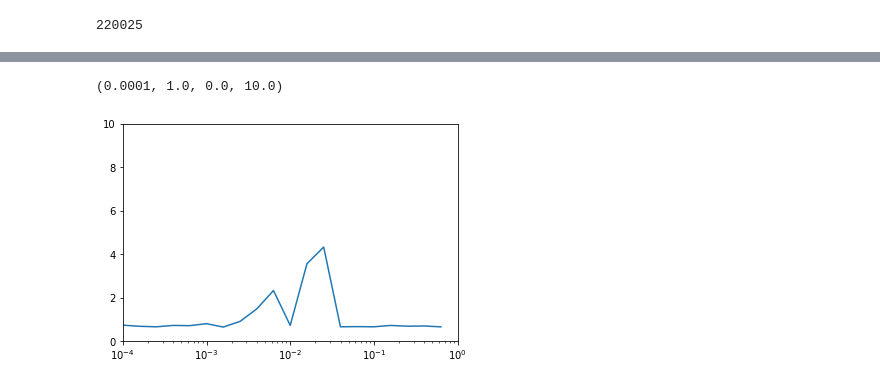
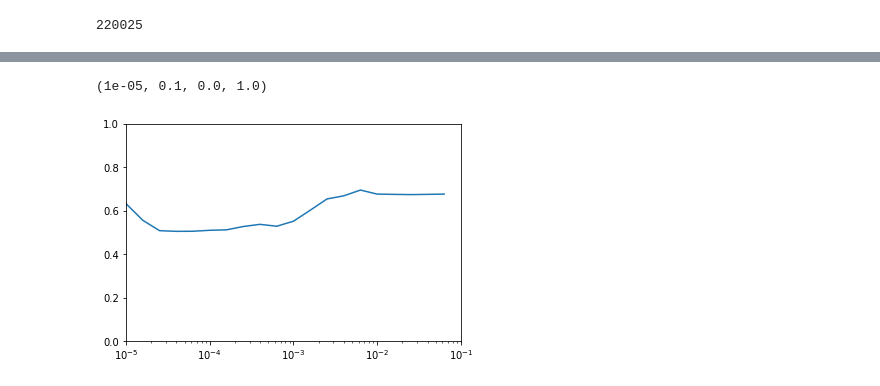
Before and after one commit to clyde2020/ML_Portfolio, a Jupyter notebook: Kaggle_Histopathologic_Cancer_Detection.ipynb, the cells around one changed output, grey strips where cells are left out. Cells and saved outputs as stored; diff of their text form; code cells hidden in the pictures.

```diff
--- a/Kaggle_Histopathologic_Cancer_Detection.ipynb
+++ b/Kaggle_Histopathologic_Cancer_Detection.ipynb
@@ -88,14 +94,14 @@ model = tf.keras.models.Sequential([
 ])
 
 lr_schedule = tf.keras.callbacks.LearningRateScheduler(
-    lambda epoch: 1e-4 * 10**(epoch / 5))
+    lambda epoch: 1e-5 * 10**(epoch / 5))
 #optimizer = tf.keras.optimizers.Adam(learning_rate=1e-7)
 #model.compile(loss=tf.keras.losses.Huber(),
 #              optimizer=optimizer,
 #              metrics=["mae"])
 
 
-model.compile(optimizer=RMSprop(learning_rate=1e-4), loss='binary_crossentropy', metrics=['acc'])
+model.compile(optimizer=RMSprop(learning_rate=1e-5), loss='binary_crossentropy', metrics=['acc'])
 
 model.summary()
 # %% [output]
@@ -120,6 +126,6 @@ _________________________________________________________________
 history = model.fit_generator(train_generator,
                               epochs=20,
                               verbose=1,
-                              callbacks=lr_schedule)
+                              callbacks=[lr_schedule])
 # %% [output]
 Epoch 1/20
@@ -142,8 +148,8 @@ Epoch 20/20
 # %%
-import matplotlib.pyplot as plt
+
 
 plt.semilogx(history.history["lr"], history.history["loss"])
-plt.axis([1e-4, 1e-0, 0, 10])
+plt.axis([1e-5, 1e-1, 0, 1])
 # %% [output]
-(0.0001, 1.0, 0.0, 10.0)
+(1e-05, 0.1, 0.0, 1.0)
-[figure, old version]
+[figure, new version]
```
Also changed, not shown: parts of 16 cells of this notebook.
